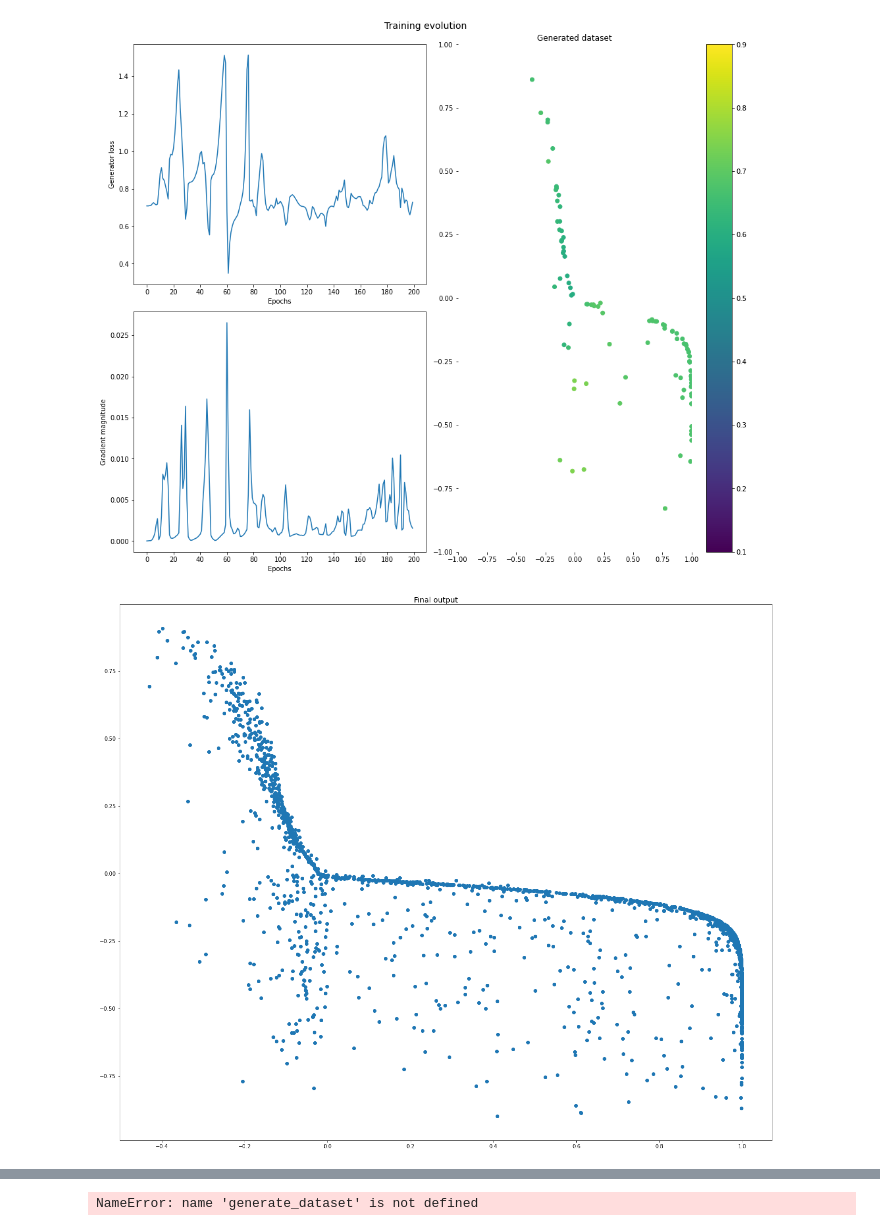
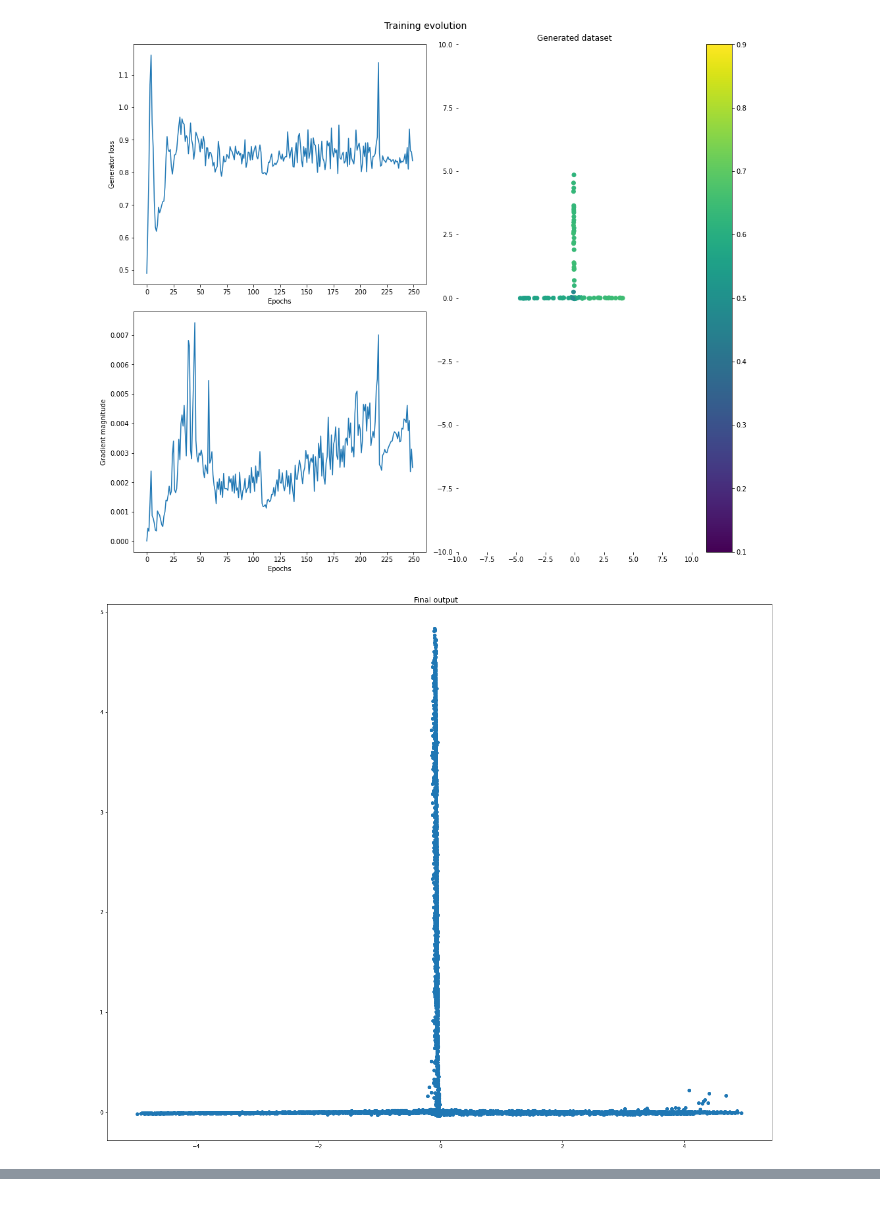
Before and after one commit to AmineCh1/NavGan, a Jupyter notebook: toy_datasets/notebook.ipynb, the cells around one changed output, grey strips where cells are left out. Saved outputs shown, nothing was run; the diff lists cells and outputs as text; code cells hidden in the pictures.

```diff
--- a/toy_datasets/notebook.ipynb
+++ b/toy_datasets/notebook.ipynb
@@ -13,9 +23,10 @@ import generator
 # %%
-trainer = generator.Trainer(eps=200,ds_size=2000,batch_size = 100)
+trainer = generator.Trainer(eps=250,ds_size=4000,batch_size = 100)
 trainer.cuda()
 trainer.train(fix_latent_seed = True, seed_size = 100)
+trainer.save_generator()
 # %% [output]
-[figure, old version]
+[figure, new version]
-[figure, old version]
+[figure, new version]
 Preparing video ...
 Done !
@@ -40,5 +36,0 @@ np.shape(generate_dataset(200,100))
-# %%
-
-generate_dataset(6,2)
-# %% [output]
-NameError: name 'generate_dataset' is not defined
```
Also changed, not shown: parts of 10 cells of this notebook, 51 other files.
